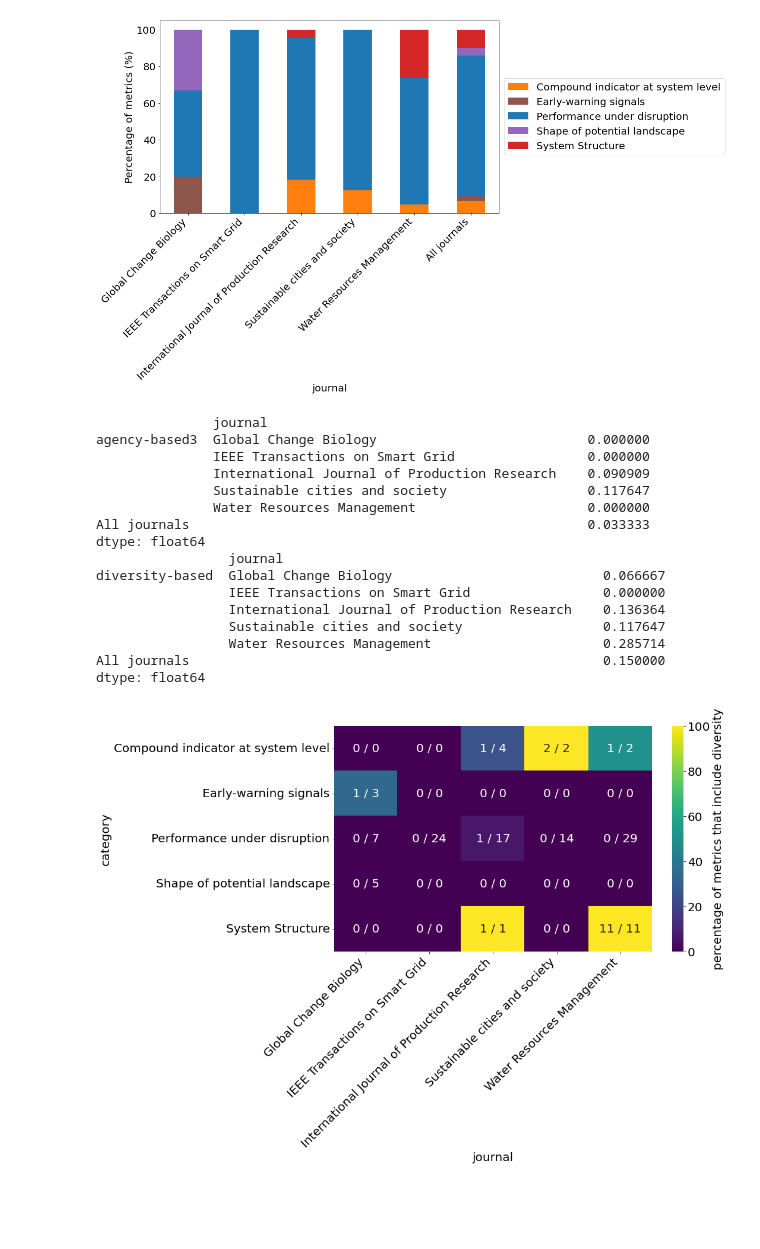
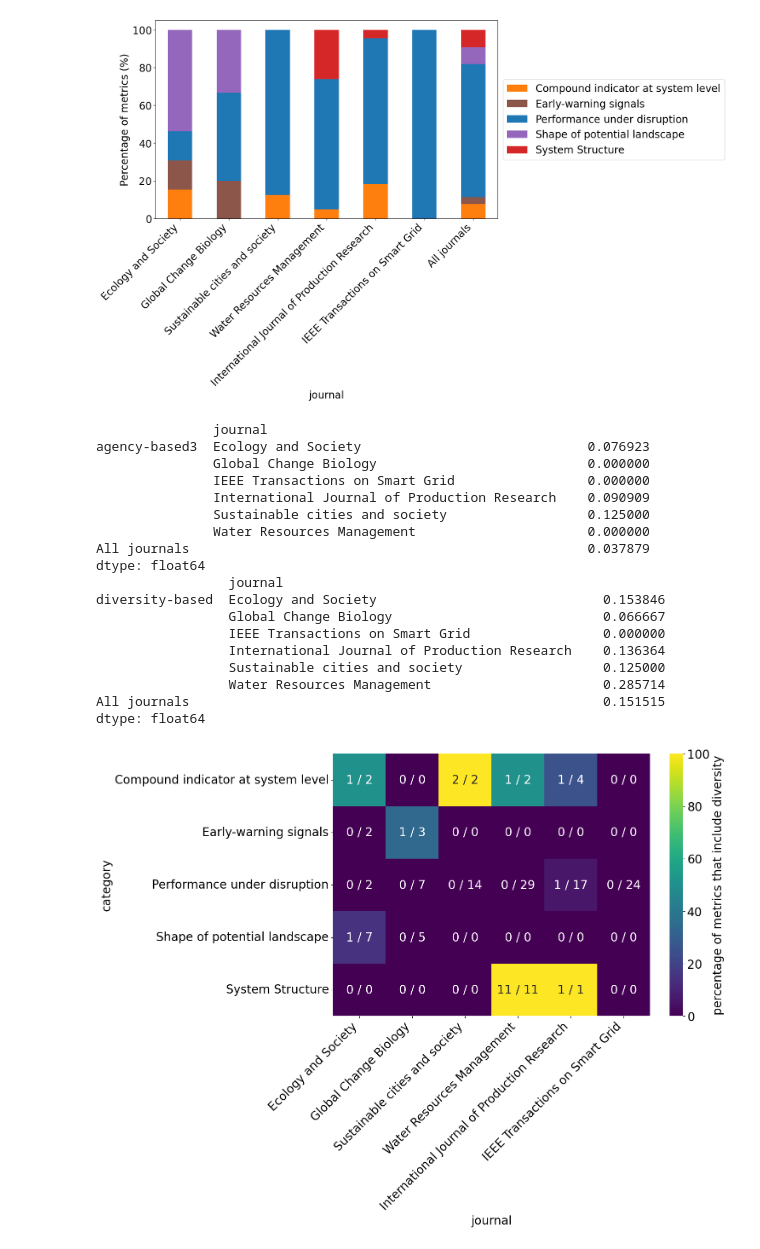
Before and after one commit to vitorhirata/resilience-metrics-review, a Jupyter notebook: modelling_result_analysis.ipynb, the cells around one changed output. Cells and saved outputs as stored; diff of their text form; code cells hidden in the pictures; blank space fills up the shorter version.

Commit message:
Adds Ecology and Society results
Also updates figures order and save figure in results folder.

```diff
--- a/modelling_result_analysis.ipynb
+++ b/modelling_result_analysis.ipynb
@@ -11,9 +11,8 @@ import seaborn as sns
 
 dfList = []
 
-journal_list = ['Sustainable cities and society', 'Global Change Biology',
-                     'IEEE Transactions on Smart Grid', 'International Journal of Produc',
-                     'Water Resources Management']
+journal_list = ['Ecology and Society', 'Global Change Biology', 'Sustainable cities and society',
+                'Water Resources Management', 'International Journal of Produc', 'IEEE Transactions on Smart Grid']
 
 file = open('data/modelling_reading.xlsx', 'rb')
 for journal in journal_list:
@@ -22,7 +21,7 @@ for journal in journal_list:
     dfList.append(dfJournal)
 
 
-dfList[3]['journal'] = 'International Journal of Production Research'
+dfList[4]['journal'] = journal_list[4] = 'International Journal of Production Research'
 df = pd.concat(dfList, ignore_index=True)
 
 # Cleaning data
@@ -92,7 +92,7 @@ category_colors = {
 # Metric category per topic model
 
 dfGroup = df.groupby(['journal', 'category']).size()
-dfGroup = dfGroup.unstack()
+dfGroup = dfGroup.unstack().reindex(journal_list)
 dfGroup.loc['All journals'] = dfGroup.sum(axis=0) / dfGroup.sum(axis=0).sum()
 dfGroup = dfGroup.div(dfGroup.sum(axis=1), axis=0)
 dfGroup *= 100
@@ -104,9 +104,9 @@ plt.xticks(rotation=45, ha='right')
 plt.legend(loc='center left', bbox_to_anchor=(1, 0.5))
 plt.ylabel("Percentage of metrics (%)")
 
-plt.show()
+plt.savefig("results/modelling_categories.png", bbox_inches='tight')
 # %% [output]
-[figure, old version]
+[figure, new version]
 # %%
 # Proportion of agency and diversity-based metrics per Journal and overall
 dfAgency = df[['journal', 'agency-based3']].groupby('journal').sum()
@@ -132,43 +132,45 @@ dfDiversity.loc['All journals'] = all_proportion
 print(dfDiversity)
 # %% [output]
                journal
-agency-based3  Global Change Biology                           0.000000
+agency-based3  Ecology and Society                             0.076923
+               Global Change Biology                           0.000000
                IEEE Transactions on Smart Grid                 0.000000
                International Journal of Production Research    0.090909
-               Sustainable cities and society                  0.117647
+               Sustainable cities and society                  0.125000
                Water Resources Management                      0.000000
-All journals                                                   0.033333
+All journals                                                   0.037879
 dtype: float64
                  journal
-diversity-based  Global Change Biology                           0.066667
+diversity-based  Ecology and Society                             0.153846
+                 Global Change Biology                           0.066667
                  IEEE Transactions on Smart Grid                 0.000000
                  International Journal of Production Research    0.136364
-                 Sustainable cities and society                  0.117647
+                 Sustainable cities and society                  0.125000
                  Water Resources Management                      0.285714
-All journals                                                     0.150000
+All journals                                                     0.151515
 dtype: float64
 # %%
 # Diversity-based metric per category and topic model
 
 number_diversity = df[['journal', 'category', 'diversity-based']].groupby(['journal', 'category']).sum()
 number_diversity = number_diversity['diversity-based'].map(int)
 number_metric = df[['journal', 'category', 'diversity-based']].groupby(['journal', 'category']).count()
 number_metric = number_metric['diversity-based']
 
 annotate = number_diversity.map(str) + ' / ' + number_metric.map(str)
 annotate = annotate.unstack().T.fillna('0 / 0')
 
 percentage = 100 * number_diversity / number_metric
 percentage = percentage.unstack().T.fillna(0)
 
-plt.figure(figsize=(12, 7))
+plt.figure(figsize=(12, 8))
 label_cbar = 'percentage of metrics that include diversity'
-sns.heatmap(percentage, annot=annotate, fmt="", cbar_kws={'label': label_cbar}, cmap='viridis')
+sns.heatmap(percentage[journal_list], annot=annotate[journal_list], fmt="", cbar_kws={'label': label_cbar}, cmap='viridis')
 plt.xticks(rotation=45, ha='right')
 
-plt.show()
+plt.savefig("results/modelling_diversity.png", bbox_inches='tight')
 # %% [output]
-[figure, old version]
+[figure, new version]
 # %%
 # Diversity-based metric per category and topic model
 
```
Also changed, not shown: parts of 3 cells of this notebook, 1 other file.
